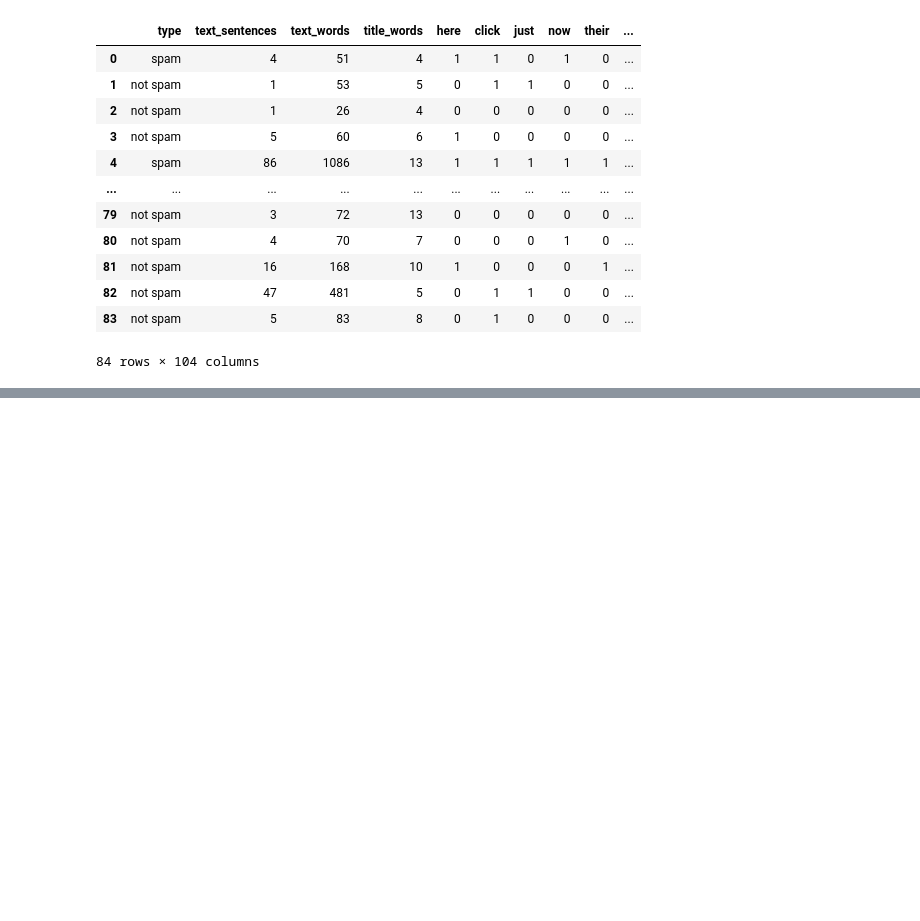
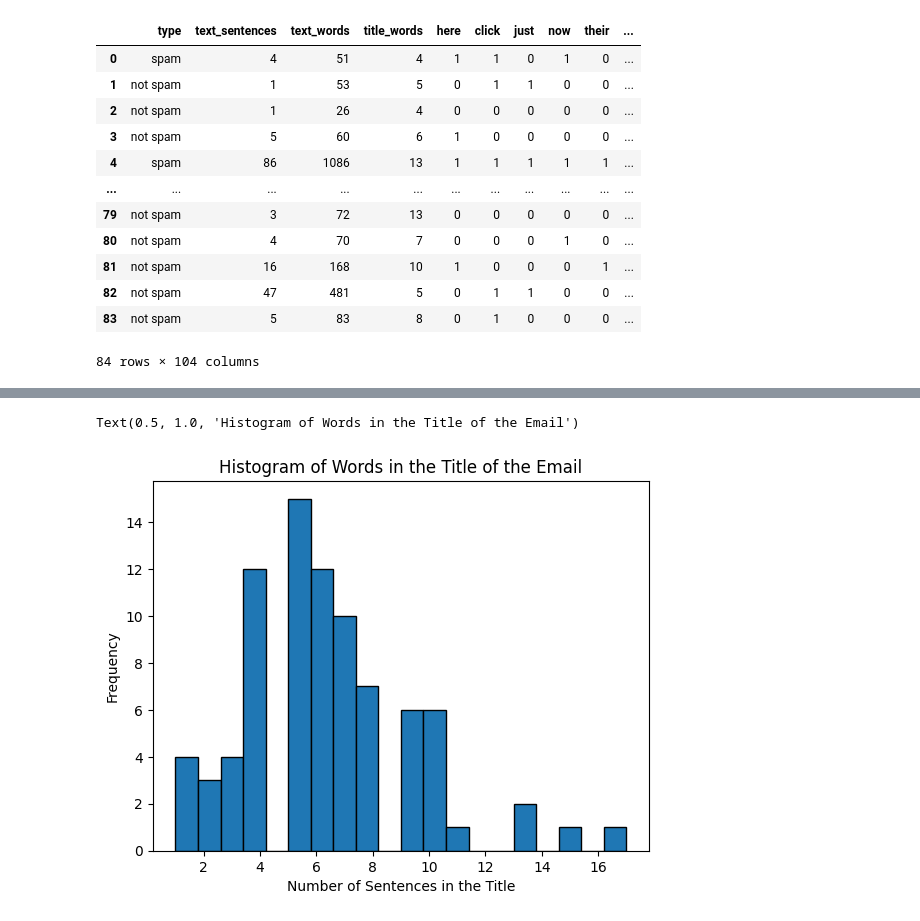
Before and after one commit to maggiecrowner/DS4002-Project1, a Jupyter notebook: DSProject1.ipynb, the cells around one changed output, grey strips where cells are left out. Saved outputs shown, nothing was run; the diff lists cells and outputs as text; code cells hidden in the pictures; blank space fills up the shorter version.

```diff
--- a/DSProject1.ipynb
+++ b/DSProject1.ipynb
@@ -104,0 +135,8 @@ display(df)
+# %%
+plt.hist(df["title_words"], bins=20, edgecolor='black')
+plt.xlabel('Number of Sentences in the Title')
+plt.ylabel('Frequency')
+plt.title('Histogram of Words in the Title of the Email')
+# %% [output]
+Text(0.5, 1.0, 'Histogram of Words in the Title of the Email')
+[figure, added]
```
Also changed, not shown: parts of 10 cells of this notebook.
